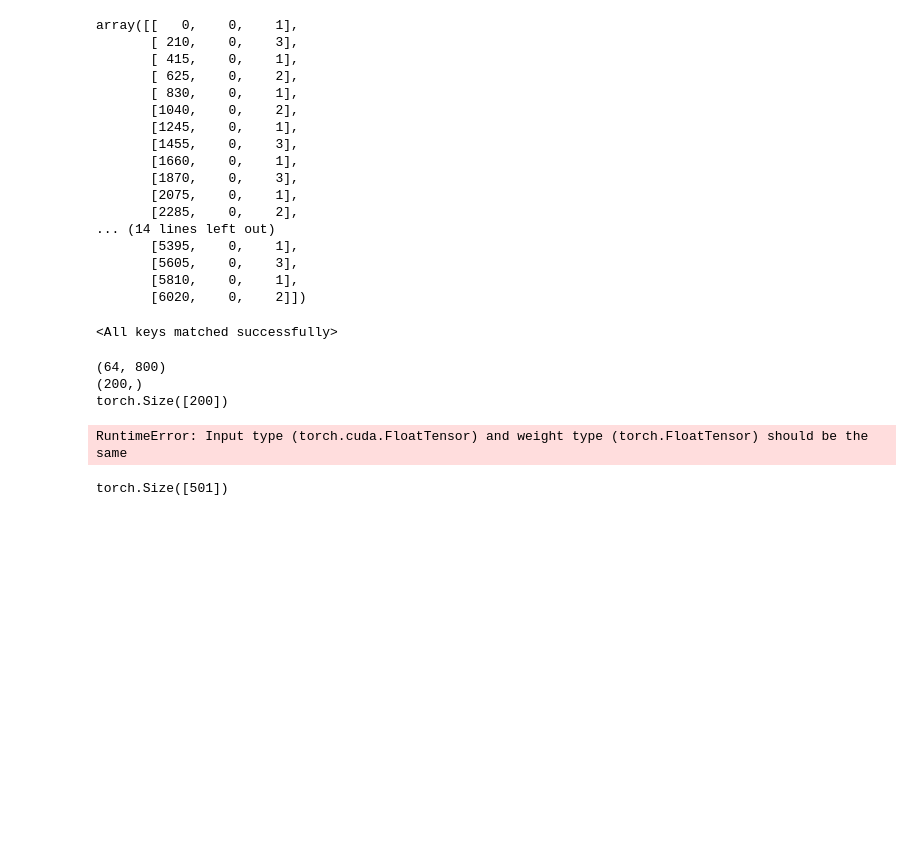
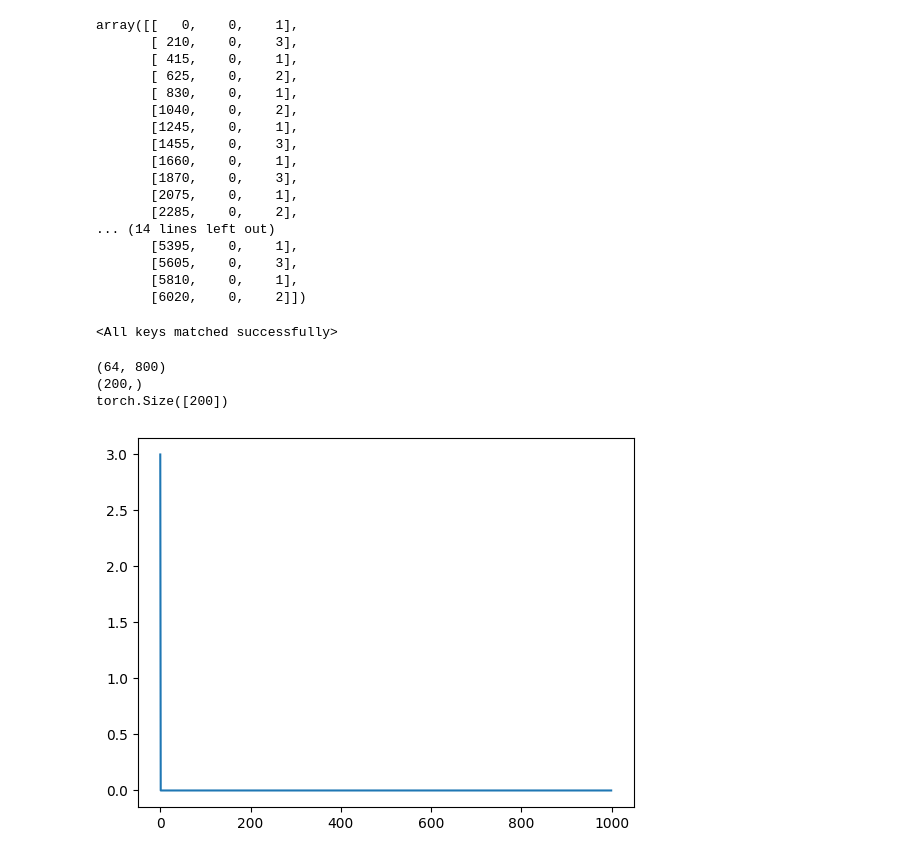
Before and after one commit to ojasprabhune/eeg, a Jupyter notebook: notebooks/eeg_hand_dataset.ipynb, the cells around one changed output. Saved outputs shown, nothing was run; the diff lists cells and outputs as text; code cells hidden in the pictures; blank space fills up the shorter version.

```diff
--- a/notebooks/eeg_hand_dataset.ipynb
+++ b/notebooks/eeg_hand_dataset.ipynb
@@ -267,49 +332,48 @@ def inference(
     model: torch.nn.Module,
     dataset: HandDataset,
     run_num: int = 100,
-    seen_so_far: int = 100,
+    seen_so_far: int = 1,
+    dataset_index: int = 0,
     allow_repeats: bool = True,
     sample_strategy: str = "multinomial",
     temperature: float = 1.0,
     device: str = "cuda"
 ) -> torch.Tensor:
-    chunk, label_chunk, mask = dataset[0]
+    chunk, label_chunk, mask = dataset[dataset_index]
 
-    chunk = torch.tensor(chunk).to(device).float()
-    label_chunk = torch.tensor(label_chunk).to(device)
-    mask = torch.tensor(mask).to(device)
-
-    chunk = torch.tensor(chunk).unsqueeze(0) # add batch dim
-    label_chunk = torch.tensor(label_chunk).unsqueeze(0) # add batch dim
+    chunk = torch.tensor(chunk).to(device).float().unsqueeze(0)
+    label_chunk = torch.tensor(label_chunk).to(device).unsqueeze(0)
+    mask = mask.to(device)
 
     first_label = label_chunk[:, :seen_so_far]
-    labels_so_far = list(first_label.tolist()[0])
+    labels_so_far = first_label[0].tolist()
+
+    model.to(device)
+    model.eval()
 
     for _ in tqdm(range(run_num)):
-        output = model(chunk.float().to(device), torch.tensor(labels_so_far).unsqueeze(0).to(device)).squeeze(0)
+        labels_tensor = torch.tensor(labels_so_far, device=device).unsqueeze(0)
 
-        hand_pos_logits = output
+        output = model(chunk, labels_tensor).squeeze(0)
 
-        # TODO implement later
-        # if not allow_repeats:
-        #     last_token = tokens_so_far[-1]
-        #     hand_pos_logits[-1, last_token] = -float('inf')
+        logits = output[-1]
 
         if sample_strategy == "greedy":
-            best_token = torch.argmax(hand_pos_logits[-1]).item()
-        elif sample_strategy == "multinomial":
-            probs = torch.softmax(hand_pos_logits / temperature, dim=1)[-1]
-            best_label = torch.multinomial(probs, num_samples=1).item()
+            best_label = torch.argmax(logits).item()
+            labels_so_far.append(best_label)
+        else:
+            probs = torch.softmax(logits / temperature, dim=0)
+            best_label = torch.multinomial(probs, 1).item()
 
-        labels_so_far.append(best_label)
+            labels_so_far.append(best_label)
 
     return labels_so_far
 # %%
-out = inference(model, hand_dataset, run_num=500, seen_so_far=1)
+out = inference(model, hand_dataset, run_num=800, seen_so_far=450, dataset_index=0, sample_strategy="greedy")
-# %% [output]
-RuntimeError: Input type (torch.cuda.FloatTensor) and weight type (torch.FloatTensor) should be the same
 # %%
 output = torch.tensor(out)
-output.shape
+
+plt.plot(output.numpy())
+plt.show()
 # %% [output]
-torch.Size([501])
+[figure, added]
```
Also changed, not shown: parts of 12 cells of this notebook, 3 other files.
